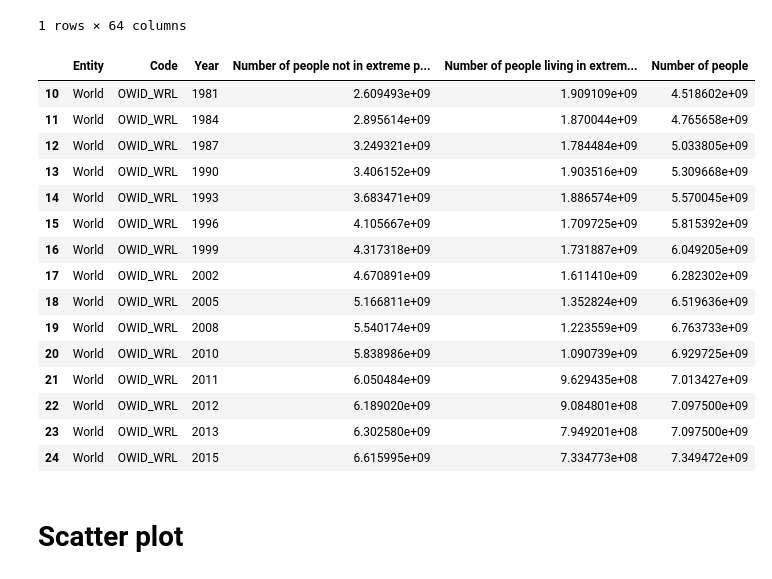
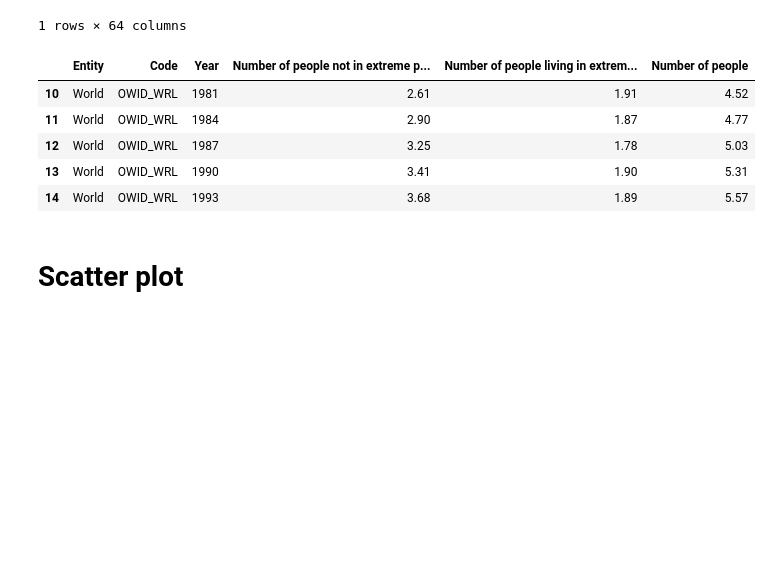
Before and after one commit to torres07/pg-infoviz, a Jupyter notebook: target-1a.ipynb, the cells around one changed output. Saved outputs shown, nothing was run; the diff lists cells and outputs as text; code cells hidden in the pictures; blank space fills up the shorter version.

```diff
--- a/target-1a.ipynb
+++ b/target-1a.ipynb
@@ -23,27 +23,21 @@ data_population[data_population['Country Name'] == 'Brazil']
 # %%
 data_poverty = pd.read_csv('data/OUR_WORLD_IN_DATA/world-population-in-extreme-poverty-absolute.csv', dtype='unicode')
 data_poverty[['Year', 'Number of people not in extreme poverty (people)', 'Number of people living in extreme poverty (people)']] = data_poverty[['Year', 'Number of people not in extreme poverty (people)', 'Number of people living in extreme poverty (people)']].apply(pd.to_numeric)
 data_poverty = data_poverty.sort_values(by=['Year'])
 data_poverty = data_poverty[data_poverty['Year'] > 1980]
 data_poverty['Number of people'] = data_poverty['Number of people not in extreme poverty (people)'] + data_poverty['Number of people living in extreme poverty (people)']
-data_poverty
+data_poverty['Number of people not in extreme poverty (people)'] = data_poverty['Number of people not in extreme poverty (people)'] / 10**9
+data_poverty['Number of people living in extreme poverty (people)'] = data_poverty['Number of people living in extreme poverty (people)'] / 10**9
+data_poverty['Number of people'] = data_poverty['Number of people'] / 10**9
+data_poverty = data_poverty.round(2)
+data_poverty.head()
 # %% [output]
 |  | Entity | Code | Year | Number of people not in extreme p... | Number of people living in extrem... | Number of people |
-| 10 | World | OWID_WRL | 1981 | 2.609493e+09 | 1.909109e+09 | 4.518602e+09 |
-| 11 | World | OWID_WRL | 1984 | 2.895614e+09 | 1.870044e+09 | 4.765658e+09 |
-| 12 | World | OWID_WRL | 1987 | 3.249321e+09 | 1.784484e+09 | 5.033805e+09 |
-| 13 | World | OWID_WRL | 1990 | 3.406152e+09 | 1.903516e+09 | 5.309668e+09 |
-| 14 | World | OWID_WRL | 1993 | 3.683471e+09 | 1.886574e+09 | 5.570045e+09 |
-| 15 | World | OWID_WRL | 1996 | 4.105667e+09 | 1.709725e+09 | 5.815392e+09 |
-| 16 | World | OWID_WRL | 1999 | 4.317318e+09 | 1.731887e+09 | 6.049205e+09 |
-| 17 | World | OWID_WRL | 2002 | 4.670891e+09 | 1.611410e+09 | 6.282302e+09 |
-| 18 | World | OWID_WRL | 2005 | 5.166811e+09 | 1.352824e+09 | 6.519636e+09 |
-| 19 | World | OWID_WRL | 2008 | 5.540174e+09 | 1.223559e+09 | 6.763733e+09 |
-| 20 | World | OWID_WRL | 2010 | 5.838986e+09 | 1.090739e+09 | 6.929725e+09 |
-| 21 | World | OWID_WRL | 2011 | 6.050484e+09 | 9.629435e+08 | 7.013427e+09 |
-| 22 | World | OWID_WRL | 2012 | 6.189020e+09 | 9.084801e+08 | 7.097500e+09 |
-| 23 | World | OWID_WRL | 2013 | 6.302580e+09 | 7.949201e+08 | 7.097500e+09 |
-| 24 | World | OWID_WRL | 2015 | 6.615995e+09 | 7.334773e+08 | 7.349472e+09 |
+| 10 | World | OWID_WRL | 1981 | 2.61 | 1.91 | 4.52 |
+| 11 | World | OWID_WRL | 1984 | 2.90 | 1.87 | 4.77 |
+| 12 | World | OWID_WRL | 1987 | 3.25 | 1.78 | 5.03 |
+| 13 | World | OWID_WRL | 1990 | 3.41 | 1.90 | 5.31 |
+| 14 | World | OWID_WRL | 1993 | 3.68 | 1.89 | 5.57 |
 # %% [markdown]
 # Scatter plot
 # %%
```
Also changed, not shown: parts of 5 cells of this notebook, 1 other file.
